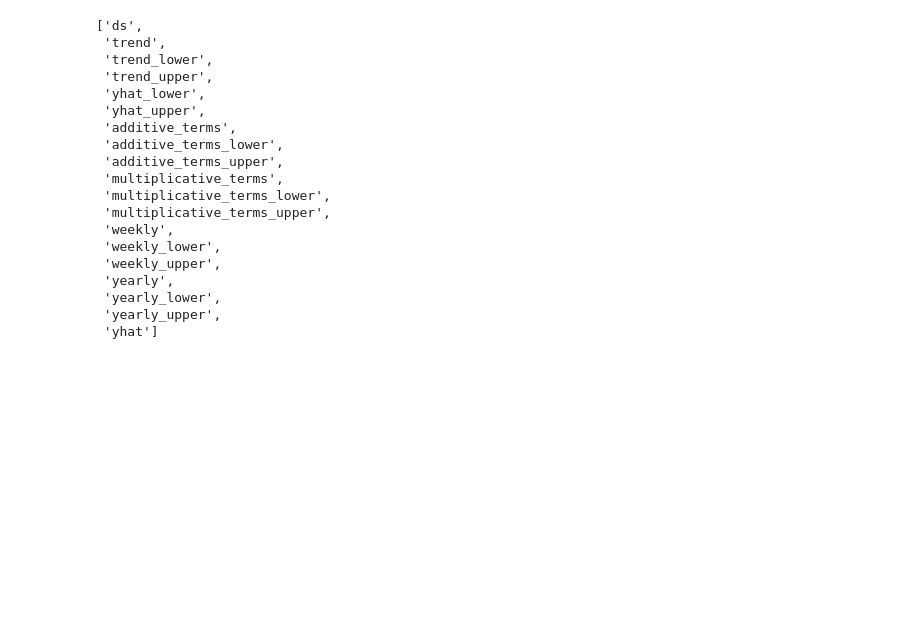
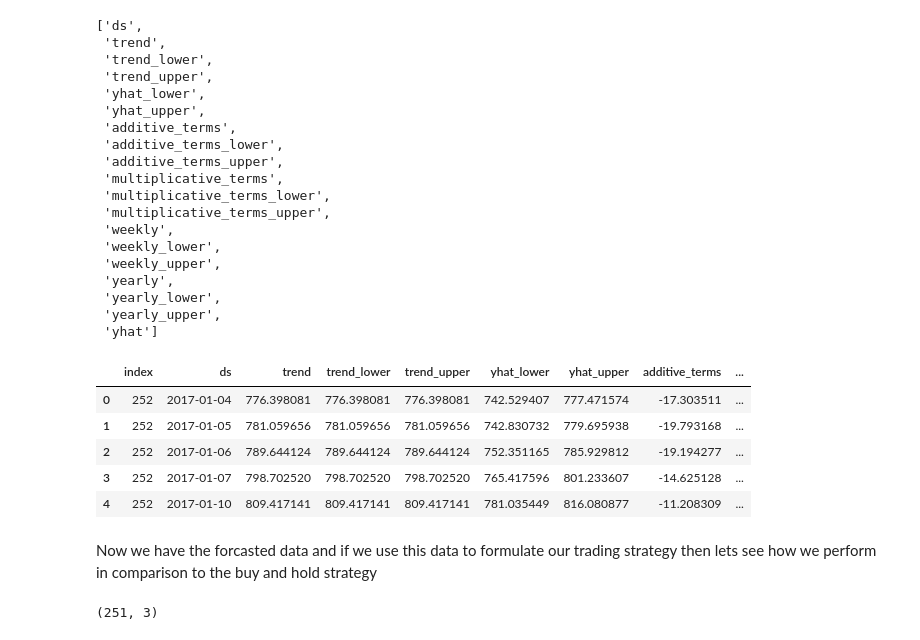
Before and after one commit to saurabh2086/timeSeriesAnalysis, a Jupyter notebook: DJIA_Data.ipynb, the cells around one changed output. Drawn from its saved outputs; the diff is of its cells as text; code cells hidden in the pictures; blank space fills up the shorter version.

```diff
--- a/DJIA_Data.ipynb
+++ b/DJIA_Data.ipynb
@@ -993,10 +993,10 @@ forecast.columns.tolist()
  'yearly_upper',
  'yhat']
 # %%
-forcastData = pd.DataFrame(index = df_amzn['2017'].index, columns=forecast.columns.tolist())
+forcastData = pd.DataFrame(columns=forecast.columns.tolist())
 for data in datasets[:-1]:
   m = Prophet(yearly_seasonality=True, daily_seasonality=False)
   m.fit(data)
   future_prices = m.make_future_dataframe(periods=1)
   forecast_ = m.predict(future_prices).tail(1)
-  forcastData.append(forecast_)
+  forcastData = forcastData.append(forecast_)
@@ -1007,0 +1003,12 @@ forecast = m.predict(future_prices)
+# %%
+forcastData.reset_index(inplace=True)
+forcastData.head()
+# %% [output]
+|  | index | ds | trend | trend_lower | trend_upper | yhat_lower | yhat_upper | additive_terms | ... |
+| 0 | 252 | 2017-01-04 | 776.398081 | 776.398081 | 776.398081 | 742.529407 | 777.471574 | -17.303511 | ... |
+| 1 | 252 | 2017-01-05 | 781.059656 | 781.059656 | 781.059656 | 742.830732 | 779.695938 | -19.793168 | ... |
+| 2 | 252 | 2017-01-06 | 789.644124 | 789.644124 | 789.644124 | 752.351165 | 785.929812 | -19.194277 | ... |
+| 3 | 252 | 2017-01-07 | 798.702520 | 798.702520 | 798.702520 | 765.417596 | 801.233607 | -14.625128 | ... |
+| 4 | 252 | 2017-01-10 | 809.417141 | 809.417141 | 809.417141 | 781.035449 | 816.080877 | -11.208309 | ... |
+# %% [markdown]
+Now we have the forcasted data and if we use this data to formulate our trading strategy then lets see how we perform in comparison to the buy and hold strategy
@@ -1007,0 +1017,4 @@ forecast = m.predict(future_prices)
+# %%
+df_amzn.loc['2017'].shape
+# %% [output]
+(251, 3)
```
Also changed, not shown: parts of 9 cells of this notebook.
